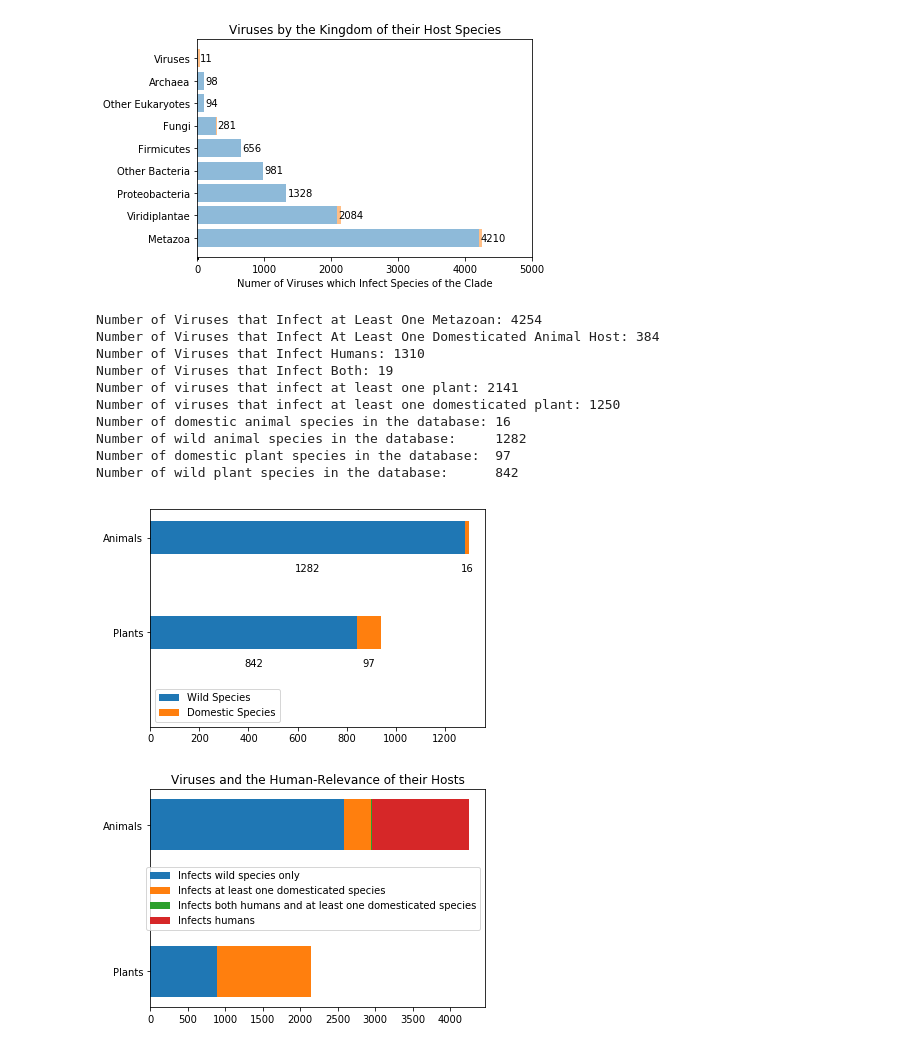
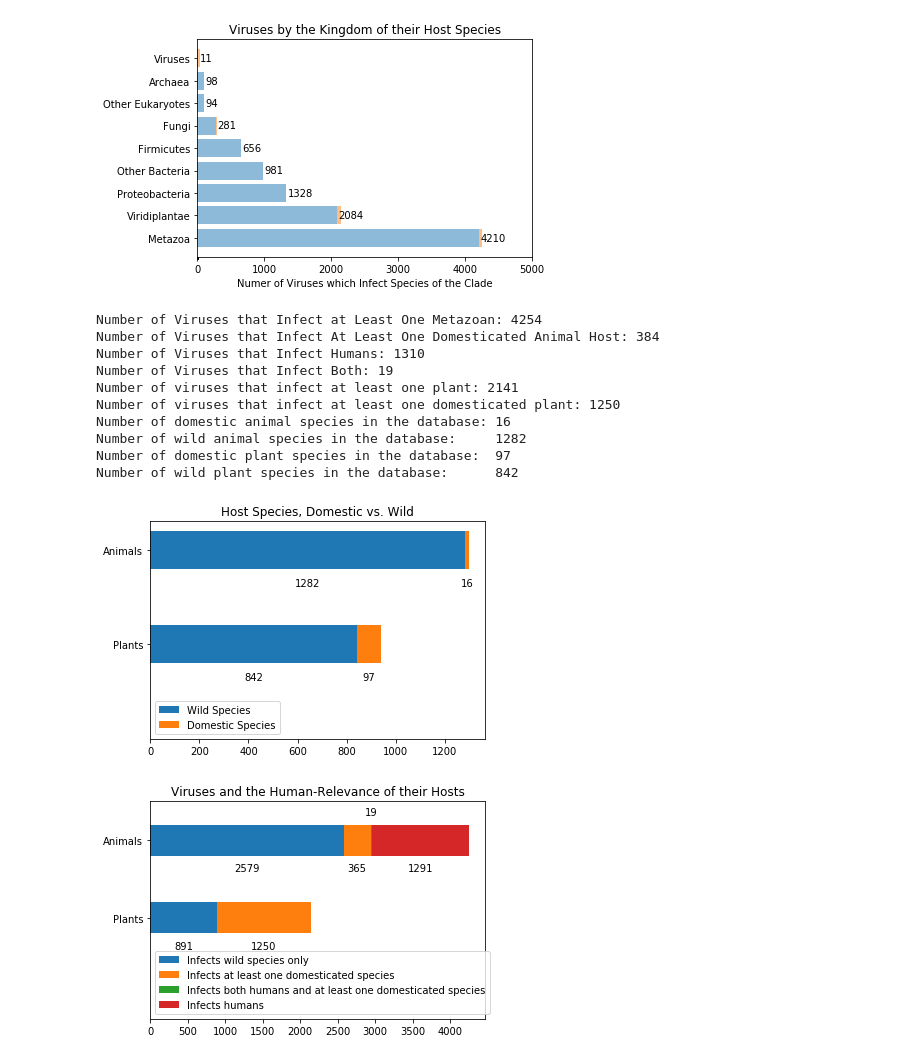
Before and after one commit to sable-cat/anthropocentric-sequencing, a Jupyter notebook: Project.ipynb, the cells around one changed output. Saved outputs shown, nothing was run; the diff lists cells and outputs as text; code cells hidden in the pictures.

Commit message:
Add more detail to charts

```diff
--- a/Project.ipynb
+++ b/Project.ipynb
@@ -433,14 +433,34 @@ def plotInfectsWhat(total_animals, humans, domesticated_animals, both, total_pla
     ind = np.arange(2)
 
     fig, ax = plt.subplots()
-    pWild     = ax.barh(ind, wild,        height=0.35, align='center')
-    pDomestic = ax.barh(ind, domestic,    height=0.35, align='center', left=wild)
-    pBoth     = ax.barh(ind, pair_both,   height=0.35, align='center', left=(wild[0]+domestic[0], wild[1]+domestic[1]) )
-    pHumans   = ax.barh(ind, pair_humans, height=0.35, align='center', left=(wild[0]+domestic[0]+pair_both[0], wild[1]+domestic[1]+pair_both[1]) )
+    pWild     = ax.barh(ind, wild,        height=0.4, align='center')
+    pDomestic = ax.barh(ind, domestic,    height=0.4, align='center', left=wild)
+    pBoth     = ax.barh(ind, pair_both,   height=0.4, align='center', left=(wild[0]+domestic[0], wild[1]+domestic[1]) )
+    pHumans   = ax.barh(ind, pair_humans, height=0.4, align='center', left=(wild[0]+domestic[0]+pair_both[0], wild[1]+domestic[1]+pair_both[1]) )
 
     ax.legend( (pWild, pDomestic, pBoth, pHumans), ("Infects wild species only", "Infects at least one domesticated species", "Infects both humans and at least one domesticated species", "Infects humans"))
     ax.set_title("Viruses and the Human-Relevance of their Hosts")
+    ax.set_ylim(-1.3, 1.5)
     plt.yticks(ind, ("Plants", "Animals"))
+
+    for i in ind:
+        bWild = pWild[i]
+        wild_width = bWild.get_width()
+        plt.text(wild_width/2, bWild.get_y() - 0.1, '%d' % int(wild_width), ha='center', va='top')
+
+        bDomestic = pDomestic[i]
+        domestic_width = bDomestic.get_width()
+        plt.text(wild_width + domestic_width/2, bDomestic.get_y() - 0.1, '%d' % int(domestic_width), ha='center', va='top')
+
+        if i == 1:
+            bBoth = pBoth[i]
+            both_width = bBoth.get_width()
+            plt.text(wild_width + domestic_width + both_width/2, bBoth.get_y() + bBoth.get_height() + 0.1, '%d' % int(both_width), ha='center', va='bottom')
+
+            bHuman = pHumans[i]
+            human_width = bHuman.get_width()
+            plt.text(wild_width + domestic_width + both_width + human_width/2, bHuman.get_y() - 0.1, '%d' % int(human_width), ha='center', va='top')
+
 
 
 def plotIsDomesticOrHuman(myEntries, domesticated_animals, domesticated_plants):
@@ -482,48 +502,43 @@ def plotIsDomesticOrHuman(myEntries, domesticated_animals, domesticated_plants):
     ind = np.arange(2)
 
     fig, ax = plt.subplots()
-    pWild = ax.barh(ind, wild, height=0.35, align='center')
-    pDomestic = ax.barh(ind, domestic, height=0.35, align='center', left=wild)
+    pWild = ax.barh(ind, wild, height=0.4, align='center')
+    pDomestic = ax.barh(ind, domestic, height=0.4, align='center', left=wild)
 
     ax.legend( (pWild, pDomestic), ("Wild Species", "Domestic Species") )
     ax.set_ylim(-1, 1.3)
     ax.set_title("Host Species, Domestic vs. Wild")
     plt.yticks(ind, ("Plants", "Animals"))
 
-
-    #for bar in s_bars:
-    #    width = bar.get_width()
-    #    plt.text(width + 20, bar.get_y() + bar.get_height()/2., '%d' % int(width), ha='left', va='center')
-
-    for ind in range(0, 2):
-        bar = pWild[ind]
+    for i in ind:
+        bar = pWild[i]
         width = bar.get_width()
         plt.text(width/2, bar.get_y() - 0.1, '%d' % int(width), ha='center', va='top')
 
-    for ind in range(0, 2):
-        bar = pDomestic[ind]
+    for i in ind:
+        bar = pDomestic[i]
         width = bar.get_width()
-        plt.text(pWild[ind].get_width() + width/2, bar.get_y() - 0.1, '%d' % int(width), ha='center', va='top')
+        plt.text(pWild[i].get_width() + width/2, bar.get_y() - 0.1, '%d' % int(width), ha='center', va='top')
 
 
 
     print("Number of domestic animal species in the database: %d" % num_domestic_animals)
     print("Number of wild animal species in the database:     %d" % num_wild_animals)
     print("Number of domestic plant species in the database:  %d" % num_domestic_plants)
     print("Number of wild plant species in the database:      %d" % num_wild_plants)
 
 plotIsDomesticOrHuman(myEntries, DOMESTICATED_ANIMALS, DOMESTICATED_PLANTS)
 plotInfectsWhat(infects_at_least_one_metazoan, infects_humans, infects_at_least_one_domesticated_animal, infects_humans_and_at_least_one_domesticated_animal, infects_at_least_one_plant, infects_at_least_one_domesticated_plant)
 # %% [output]
 Number of Viruses that Infect at Least One Metazoan: 4254
 Number of Viruses that Infect At Least One Domesticated Animal Host: 384
 Number of Viruses that Infect Humans: 1310
 Number of Viruses that Infect Both: 19
 Number of viruses that infect at least one plant: 2141
 Number of viruses that infect at least one domesticated plant: 1250
 Number of domestic animal species in the database: 16
 Number of wild animal species in the database:     1282
 Number of domestic plant species in the database:  97
 Number of wild plant species in the database:      842
-[figure, old version]
+[figure, new version]
-[figure, old version]
+[figure, new version]
```
